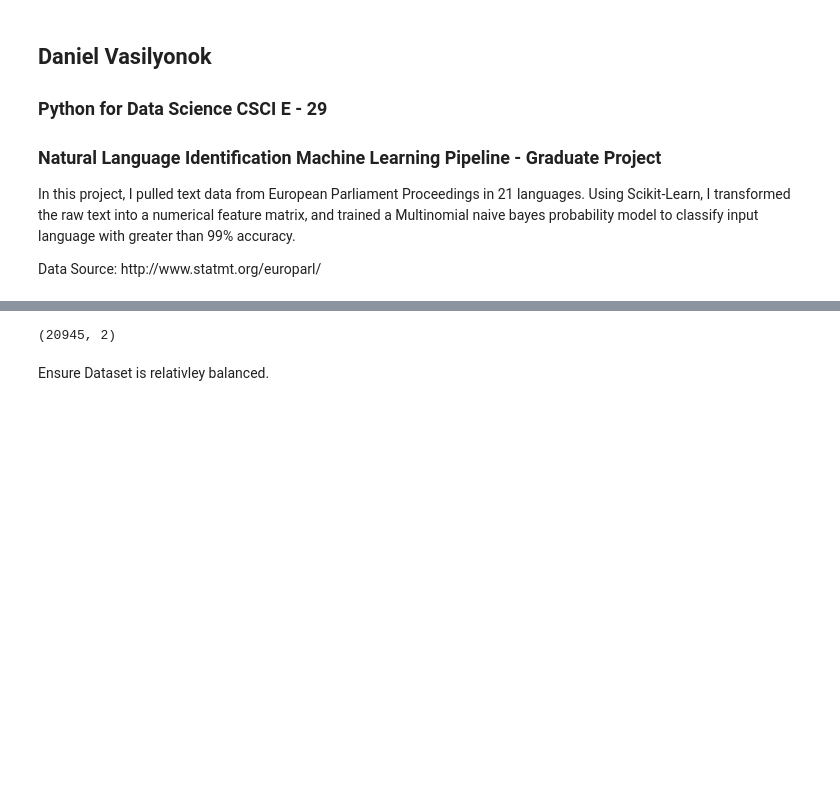
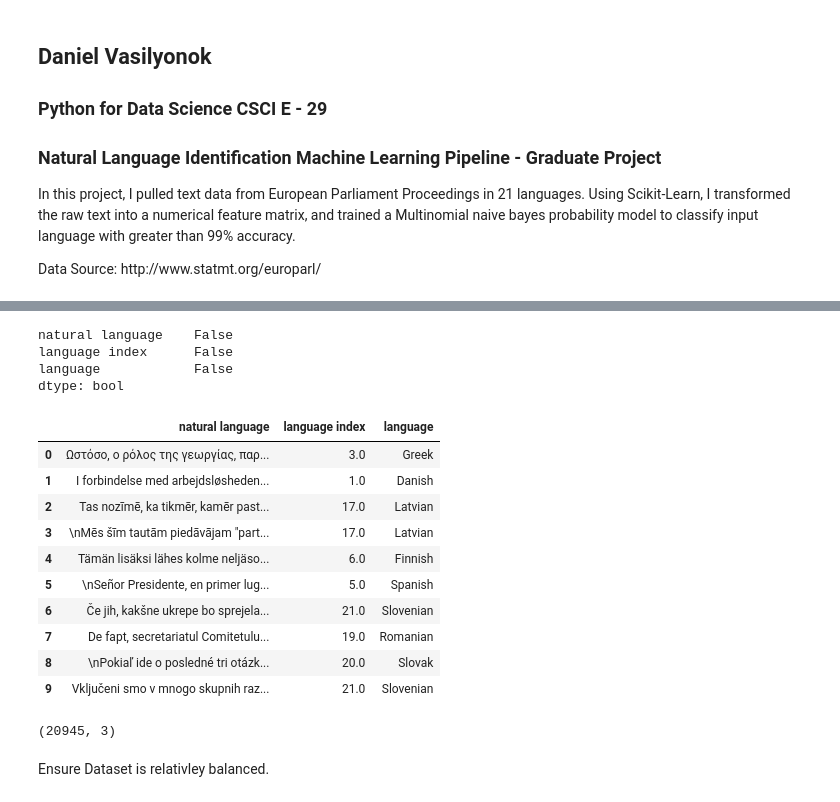
Before and after one commit to danielv775/Natural-Language-Identification-Graduate-Project, a Jupyter notebook: Language Identification System Graduate Project.ipynb, the cells around one changed output, grey strips where cells are left out. Drawn from its saved outputs; the diff is of its cells as text; code cells hidden in the pictures; blank space fills up the shorter version.

Commit message:
added pandas and use of dataframe

```diff
--- a/Language Identification System Graduate Project.ipynb
+++ b/Language Identification System Graduate Project.ipynb
@@ -241,8 +245,31 @@ array([[ 'V druhé řadě vyzývám vysokého představitele, aby předložil od
       dtype='<U1252')
+# %%
+df_languages = pd.DataFrame(languages)
+df_languages.columns = ['natural language', 'language index']
+df_languages['language index'] = df_languages['language index'].apply(float)
+df_languages['language'] = df_languages['language index'].map(labels)
+print(df_languages.isnull().any())
+display(df_languages.head(10))
+# %% [output]
+natural language    False
+language index      False
+language            False
+dtype: bool
+|  | natural language | language index | language |
+| 0 | Ωστόσο, ο ρόλος της γεωργίας, παρ... | 3.0 | Greek |
+| 1 | I forbindelse med arbejdsløsheden... | 1.0 | Danish |
+| 2 | Tas nozīmē, ka tikmēr, kamēr past... | 17.0 | Latvian |
+| 3 | \nMēs šīm tautām piedāvājam "part... | 17.0 | Latvian |
+| 4 | Tämän lisäksi lähes kolme neljäso... | 6.0 | Finnish |
+| 5 | \nSeñor Presidente, en primer lug... | 5.0 | Spanish |
+| 6 | Če jih, kakšne ukrepe bo sprejela... | 21.0 | Slovenian |
+| 7 | De fapt, secretariatul Comitetulu... | 19.0 | Romanian |
+| 8 | \nPokiaľ ide o posledné tri otázk... | 20.0 | Slovak |
+| 9 | Vključeni smo v mnogo skupnih raz... | 21.0 | Slovenian |
 # %%
-languages.shape
+df_languages.shape
 # %% [output]
-(20945, 2)
+(20945, 3)
 # %%
 # Split data into raw features and labels
 
```
Also changed, not shown: parts of 14 cells of this notebook.
